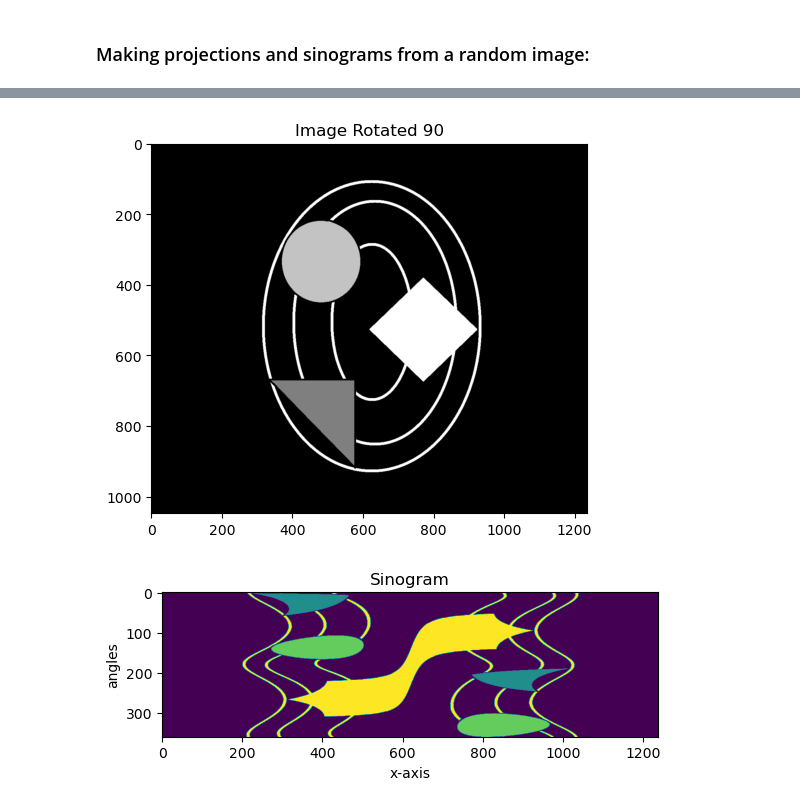
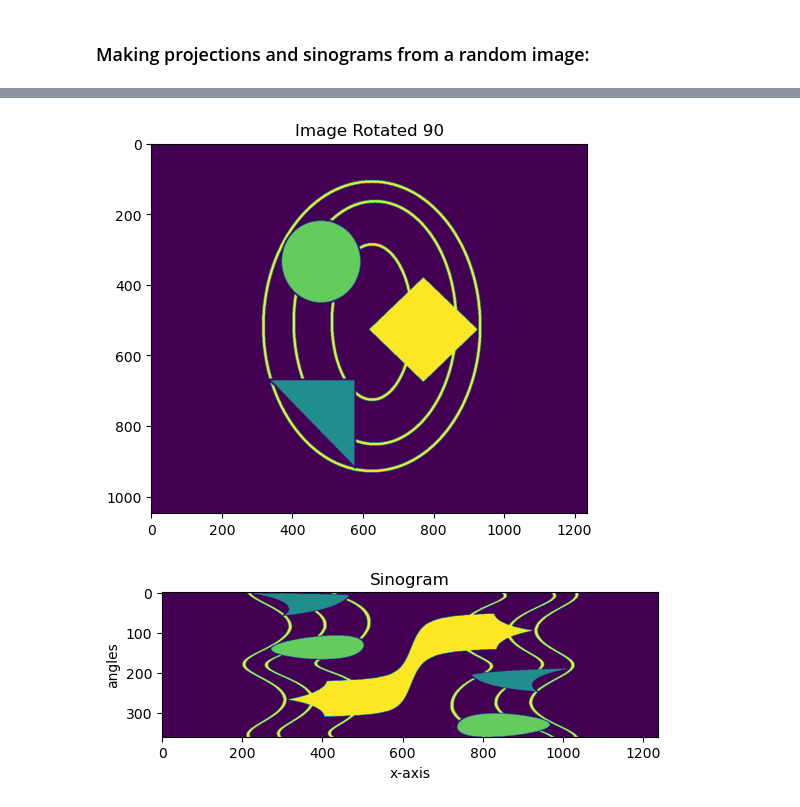
Before and after one commit to MaPhewJ/EIL_image_processing, a Jupyter notebook: BasicsProjections.ipynb, the cells around one changed output, grey strips where cells are left out. Cells and saved outputs as stored; diff of their text form; code cells hidden in the pictures.

```diff
--- a/BasicsProjections.ipynb
+++ b/BasicsProjections.ipynb
@@ -29,14 +29,14 @@ plt.show()
 # %%
 projs = []
 for angle in range(360):
     img = rotate(image_pad, angle)
     projs.append(img)
 
-plt.imshow(projs[90], cmap = 'gray')
+plt.imshow(projs[90], cmap = 'viridis')
 plt.title('Image Rotated 90')
 plt.show()
 # %% [output]
-[figure, old version]
+[figure, new version]
 # %%
 projs = np.array(projs)
 # %%
```
Also changed, not shown: parts of 3 cells of this notebook.
